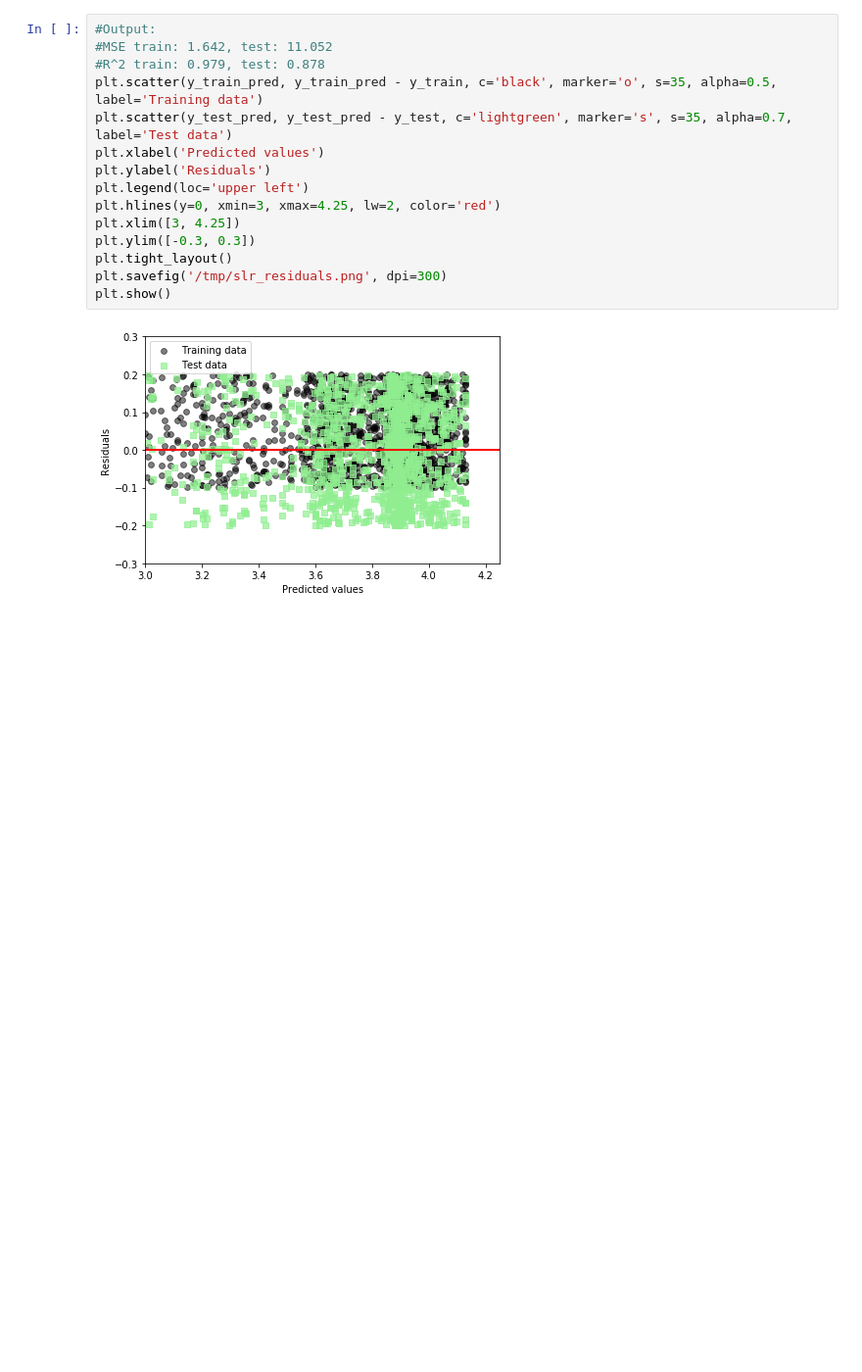
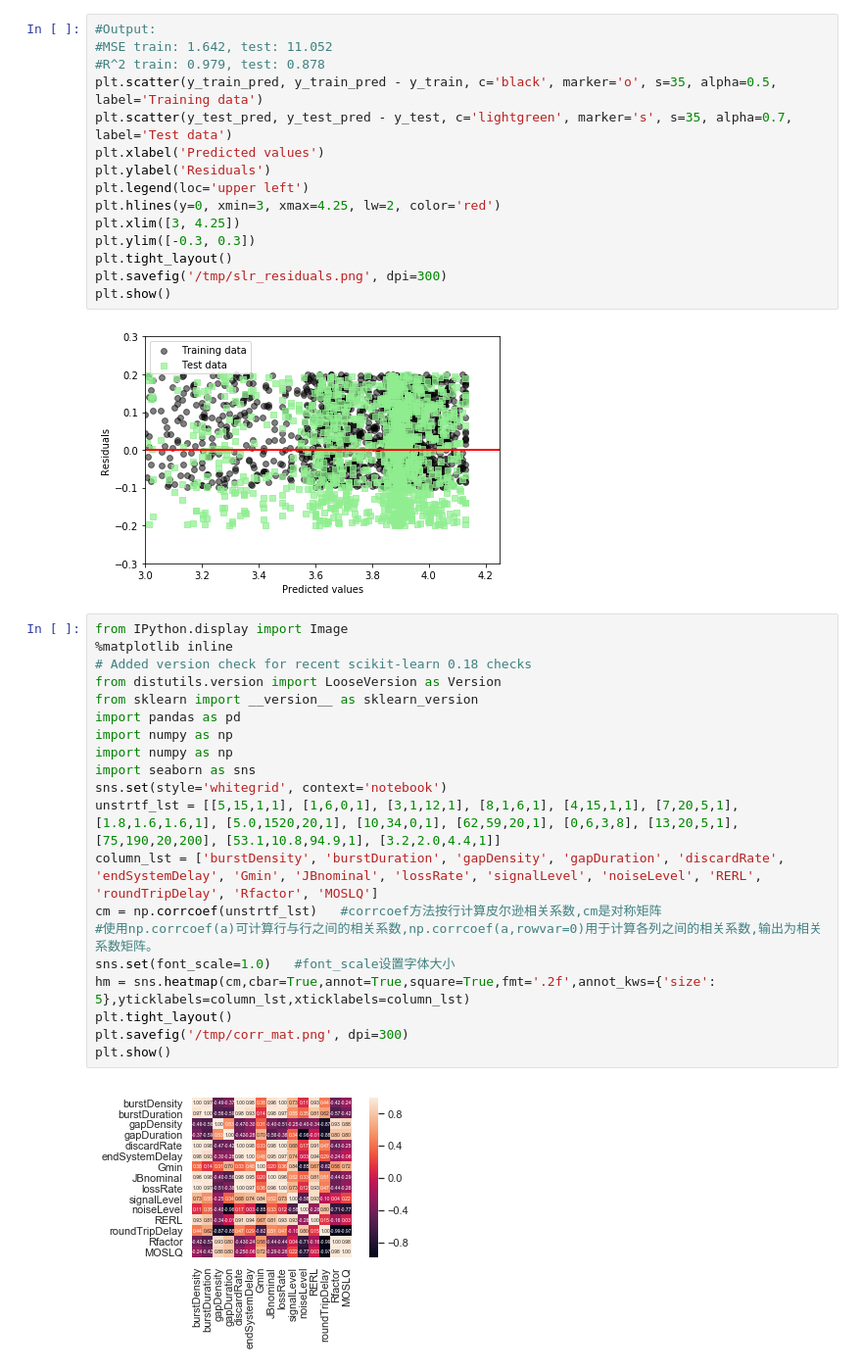
Before and after one commit to bowiesama/AudioMosPredict, a Jupyter notebook: notebooks/Data_Process.ipynb, the cells around one changed output. Shown: that part at 98% size. Cells and saved outputs as stored; diff of their text form; blank space fills up the shorter version.

Commit message:
Add heatmap

```diff
--- a/notebooks/Data_Process.ipynb
+++ b/notebooks/Data_Process.ipynb
@@ -201,3 +201,25 @@ plt.savefig('/tmp/slr_residuals.png', dpi=300)
 plt.show()
 # %% [output]
 [figure]
+# %%
+from IPython.display import Image
+%matplotlib inline
+# Added version check for recent scikit-learn 0.18 checks
+from distutils.version import LooseVersion as Version
+from sklearn import __version__ as sklearn_version
+import pandas as pd
+import numpy as np
+import numpy as np
+import seaborn as sns
+sns.set(style='whitegrid', context='notebook')
+unstrtf_lst = [[5,15,1,1], [1,6,0,1], [3,1,12,1], [8,1,6,1], [4,15,1,1], [7,20,5,1], [1.8,1.6,1.6,1], [5.0,1520,20,1], [10,34,0,1], [62,59,20,1], [0,6,3,8], [13,20,5,1], [75,190,20,200], [53.1,10.8,94.9,1], [3.2,2.0,4.4,1]]
+column_lst = ['burstDensity', 'burstDuration', 'gapDensity', 'gapDuration', 'discardRate', 'endSystemDelay', 'Gmin', 'JBnominal', 'lossRate', 'signalLevel', 'noiseLevel', 'RERL', 'roundTripDelay', 'Rfactor', 'MOSLQ']
+cm = np.corrcoef(unstrtf_lst)   #corrcoef方法按行计算皮尔逊相关系数,cm是对称矩阵
+#使用np.corrcoef(a)可计算行与行之间的相关系数,np.corrcoef(a,rowvar=0)用于计算各列之间的相关系数,输出为相关系数矩阵。
+sns.set(font_scale=1.0)   #font_scale设置字体大小
+hm = sns.heatmap(cm,cbar=True,annot=True,square=True,fmt='.2f',annot_kws={'size': 5},yticklabels=column_lst,xticklabels=column_lst)
+plt.tight_layout()
+plt.savefig('/tmp/corr_mat.png', dpi=300)
+plt.show()
+# %% [output]
+[figure, added]
```
